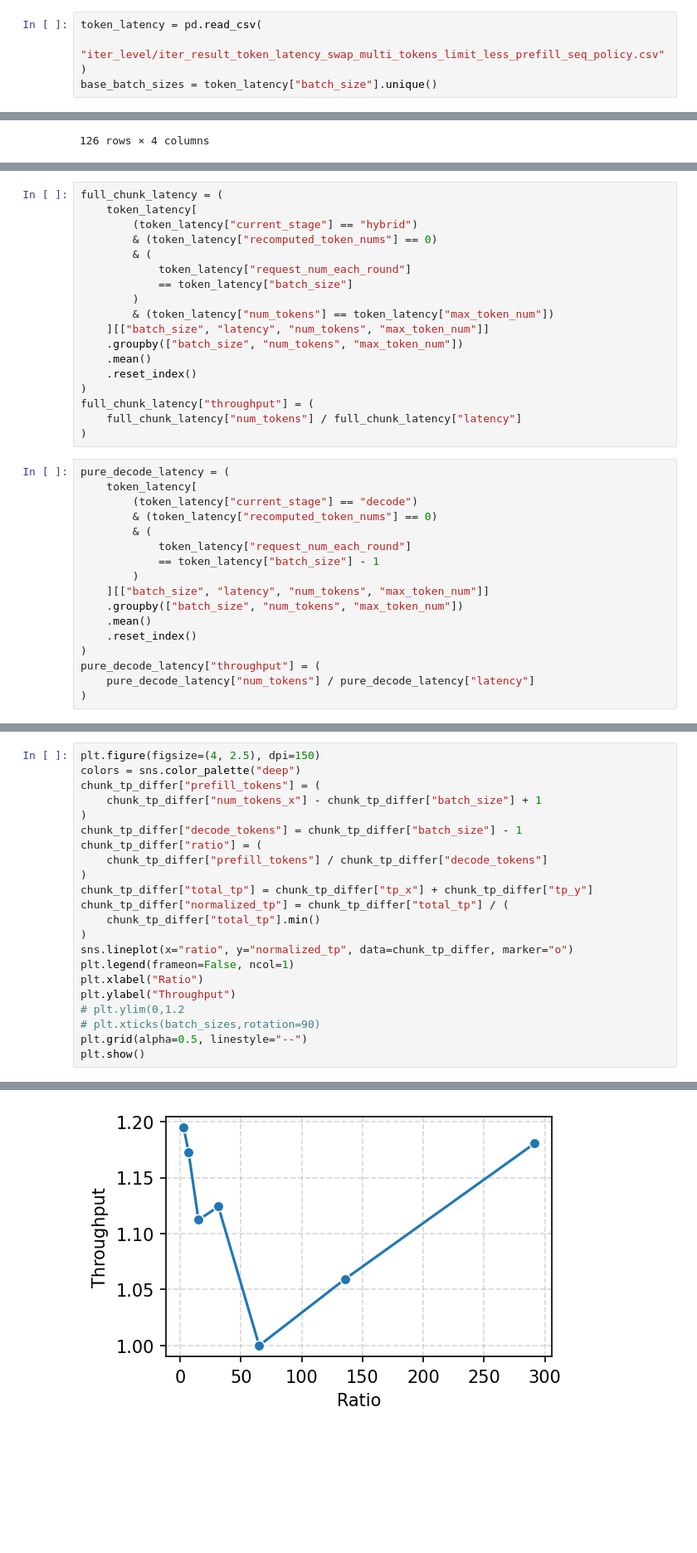
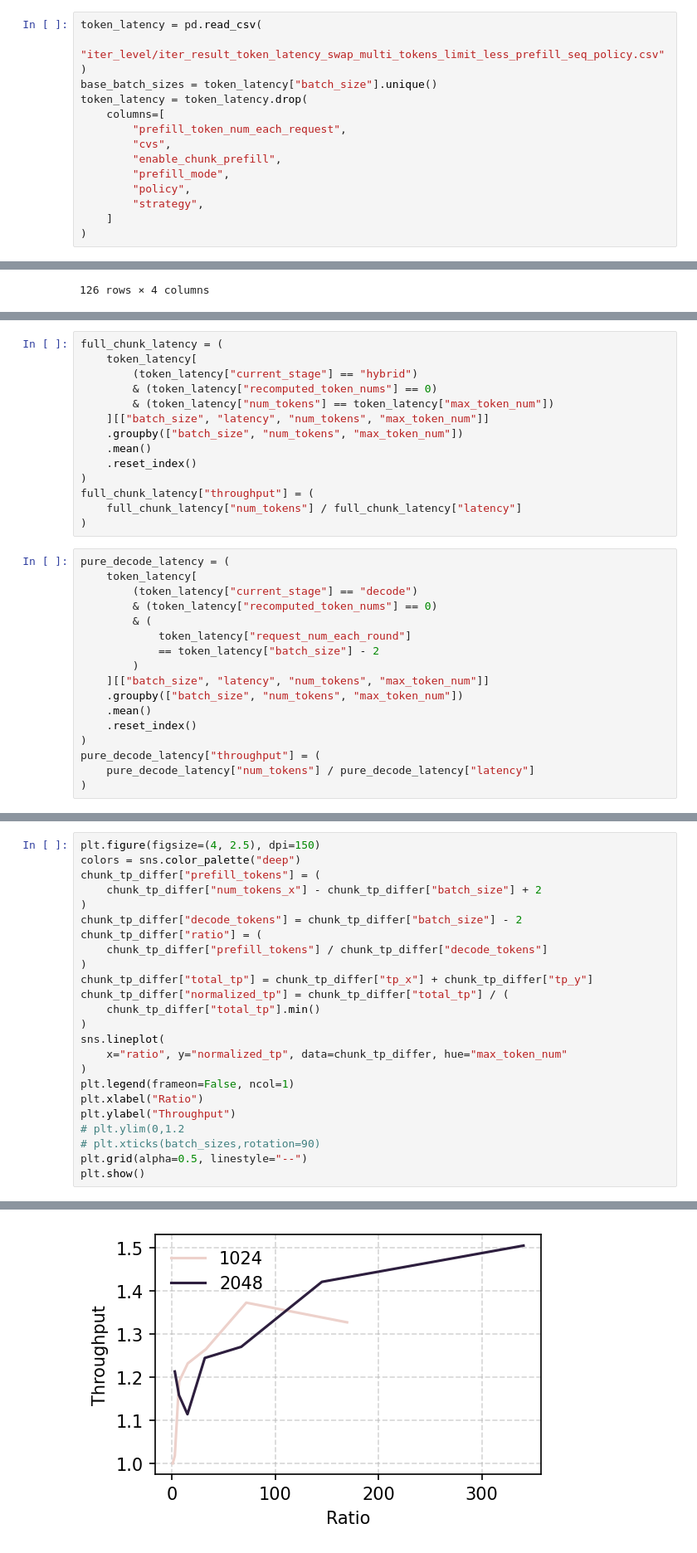
Before and after one commit to chengzhi-lu/vllm, a Jupyter notebook: examples/analysis/data/token_latency_analysis.ipynb, the cells around one changed output, grey strips where cells are left out. Shown at 83% size. Cells and saved outputs as stored; diff of their text form; blank space fills up the shorter version.

```diff
--- a/examples/analysis/data/token_latency_analysis.ipynb
+++ b/examples/analysis/data/token_latency_analysis.ipynb
@@ -8,6 +8,16 @@ token_latency = pd.read_csv(
     "iter_level/iter_result_token_latency_swap_multi_tokens_limit_less_prefill_seq_policy.csv"
 )
 base_batch_sizes = token_latency["batch_size"].unique()
+token_latency = token_latency.drop(
+    columns=[
+        "prefill_token_num_each_request",
+        "cvs",
+        "enable_chunk_prefill",
+        "prefill_mode",
+        "policy",
+        "strategy",
+    ]
+)
 # %%
 token_latency[
         (token_latency["current_stage"] == "prefill")
@@ -139,10 +166,6 @@ full_chunk_latency = (
     token_latency[
         (token_latency["current_stage"] == "hybrid")
         & (token_latency["recomputed_token_nums"] == 0)
-        & (
-            token_latency["request_num_each_round"]
-            == token_latency["batch_size"]
-        )
         & (token_latency["num_tokens"] == token_latency["max_token_num"])
     ][["batch_size", "latency", "num_tokens", "max_token_num"]]
     .groupby(["batch_size", "num_tokens", "max_token_num"])
@@ -159,7 +182,7 @@ pure_decode_latency = (
         & (token_latency["recomputed_token_nums"] == 0)
         & (
             token_latency["request_num_each_round"]
-            == token_latency["batch_size"] - 1
+            == token_latency["batch_size"] - 2
         )
     ][["batch_size", "latency", "num_tokens", "max_token_num"]]
     .groupby(["batch_size", "num_tokens", "max_token_num"])
@@ -378,9 +377,9 @@ chunk_tp_differ
 plt.figure(figsize=(4, 2.5), dpi=150)
 colors = sns.color_palette("deep")
 chunk_tp_differ["prefill_tokens"] = (
-    chunk_tp_differ["num_tokens_x"] - chunk_tp_differ["batch_size"] + 1
+    chunk_tp_differ["num_tokens_x"] - chunk_tp_differ["batch_size"] + 2
 )
-chunk_tp_differ["decode_tokens"] = chunk_tp_differ["batch_size"] - 1
+chunk_tp_differ["decode_tokens"] = chunk_tp_differ["batch_size"] - 2
 chunk_tp_differ["ratio"] = (
     chunk_tp_differ["prefill_tokens"] / chunk_tp_differ["decode_tokens"]
 )
@@ -388,7 +387,9 @@ chunk_tp_differ["total_tp"] = chunk_tp_differ["tp_x"] + chunk_tp_differ["tp_y"]
 chunk_tp_differ["normalized_tp"] = chunk_tp_differ["total_tp"] / (
     chunk_tp_differ["total_tp"].min()
 )
-sns.lineplot(x="ratio", y="normalized_tp", data=chunk_tp_differ, marker="o")
+sns.lineplot(
+    x="ratio", y="normalized_tp", data=chunk_tp_differ, hue="max_token_num"
+)
 plt.legend(frameon=False, ncol=1)
 plt.xlabel("Ratio")
 plt.ylabel("Throughput")
@@ -401,4 +401,4 @@ No artists with labels found to put in legend.  Note that artists whose label st
-[figure, old version]
+[figure, new version]
 # %%
 plt.figure(figsize=(4, 2.5), dpi=150)
 colors = sns.color_palette("deep")
```
Also changed, not shown: parts of 10 cells of this notebook.
